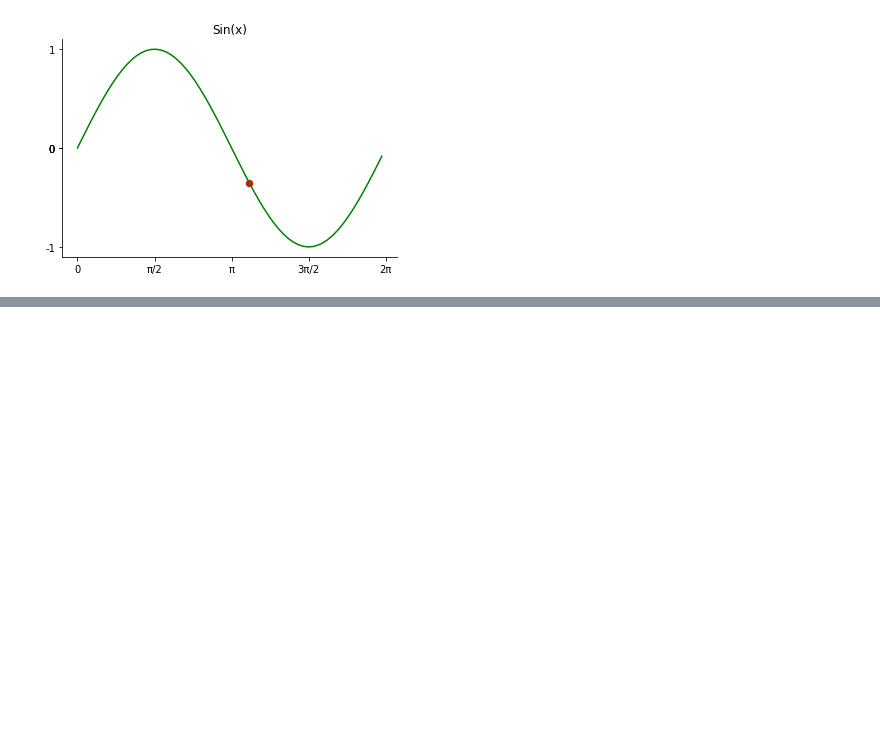
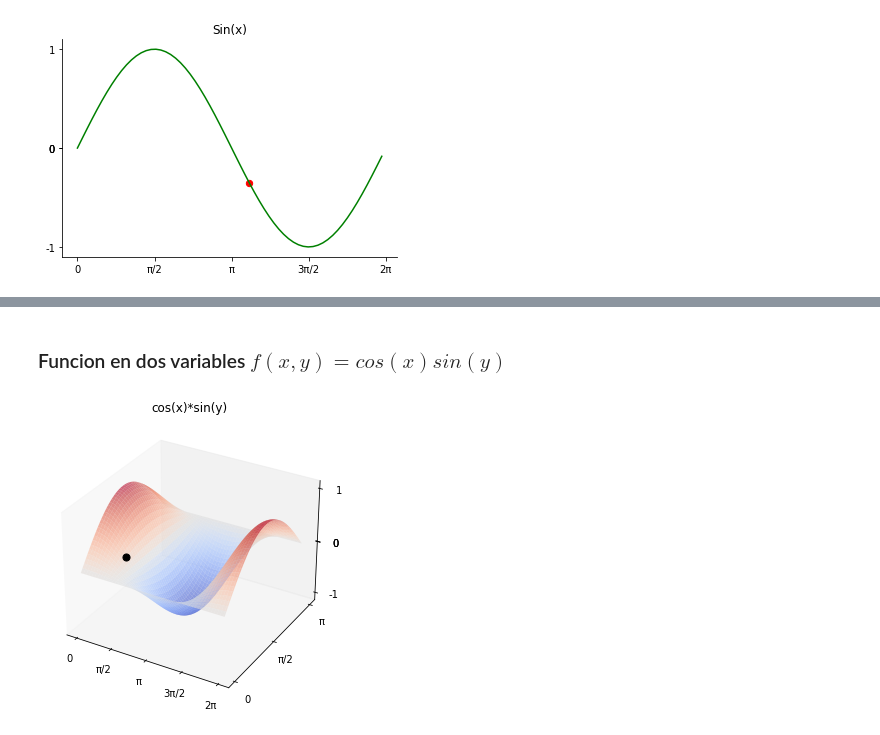
Before and after one commit to exgolden/Optimizacion_Gradiente, a Jupyter notebook: Gradiente.ipynb, the cells around one changed output, grey strips where cells are left out. Drawn from its saved outputs; the diff is of its cells as text; code cells hidden in the pictures; blank space fills up the shorter version.

```diff
--- a/Gradiente.ipynb
+++ b/Gradiente.ipynb
@@ -68,0 +140,29 @@ plt.show()
+# %% [markdown]
+### Funcion en dos variables $f(x,y) = cos(x)sin(y)$
+# %%
+def func(x, y):
+    return np.cos(x)*np.sin(y)
+fig = plt.figure(figsize=(4,4))
+x = np.linspace(0, 2*np.pi, 100)
+y = np.linspace(0, np.pi, 100)
+X, Y = np.meshgrid(x, y)
+Z = func(X, Y)
+# No puedo eliminar la adevertencia y si no uso este metodo el punto siempre aparece debajo de la superficie
+ax = Axes3D(fig, computed_zorder=False)
+ax.plot_surface(X, Y, Z, cmap="coolwarm", alpha=0.6)
+dotCoord=[0.4*np.pi, 0.2*np.pi, func(0.4*np.pi, 0.2*np.pi)]
+ax.scatter(dotCoord[0], dotCoord[1], dotCoord[2], c="black", s=50)
+x_ticks = [0, np.pi/2, np.pi, 3*np.pi/2, 2*np.pi]
+x_labels = ["0", "π/2", "π", "3π/2", "2π"]
+y_ticks = [0, np.pi/2, np.pi]
+y_labels = ["0", "π/2", "π"]
+z_ticks = [0, 1, 0, -1, 0]
+z_labels = ["0", "1", "0", "-1", "0"]
+ax.set_xticks(x_ticks, x_labels)
+ax.set_yticks(y_ticks, y_labels)
+ax.set_zticks(z_ticks, z_labels)
+ax.set_title("cos(x)*sin(y)")
+ax.grid(False)
+plt.savefig("imagenes/cossin_plot.jpg", bbox_inches = "tight")
+# %% [output]
+[figure, added]
```
Also changed, not shown: parts of 16 cells of this notebook.
